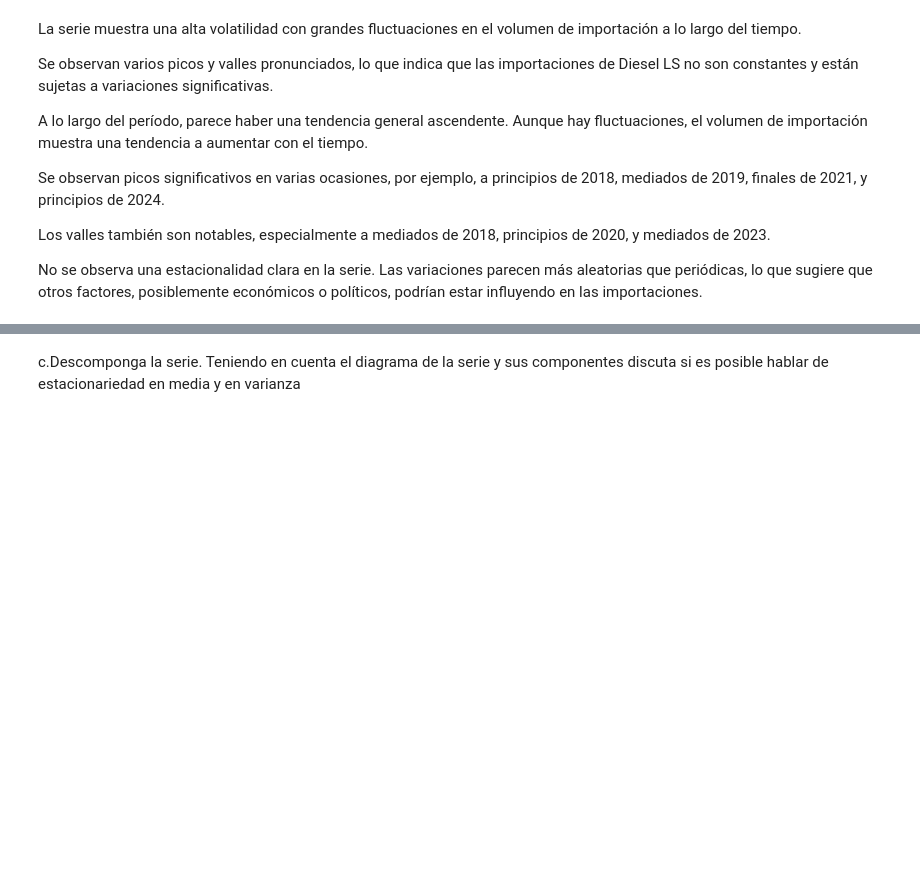
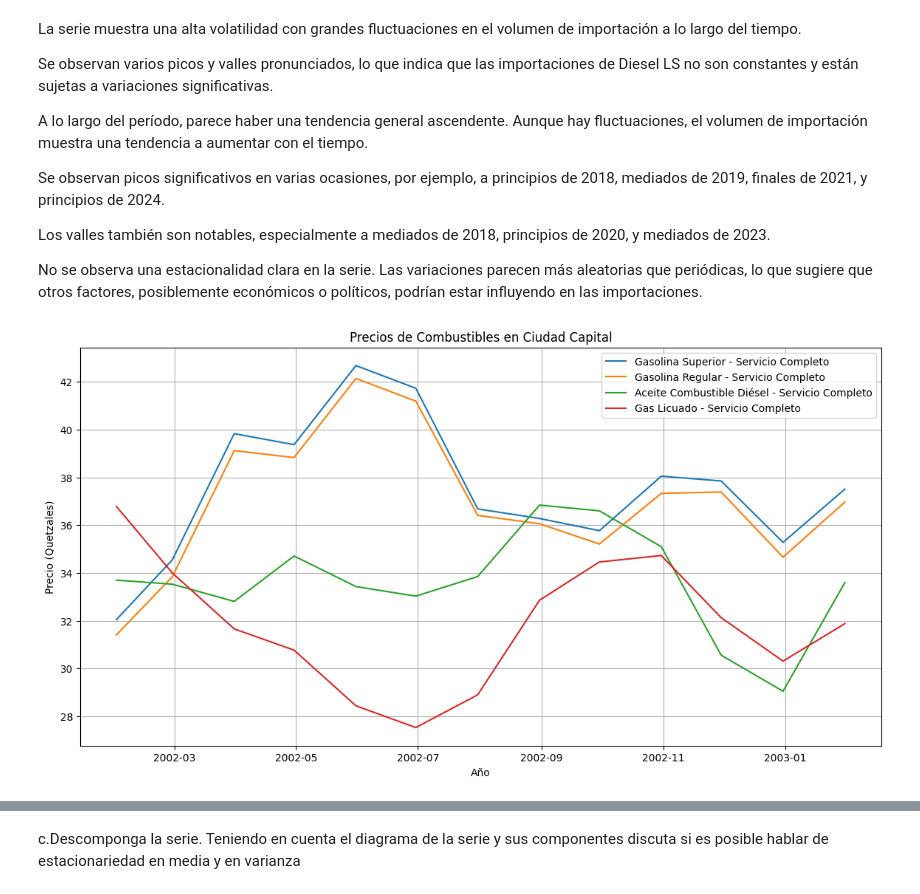
Before and after one commit to AGM54/DataSc, a Jupyter notebook: data.ipynb, the cells around one changed output, grey strips where cells are left out. Saved outputs shown, nothing was run; the diff lists cells and outputs as text; code cells hidden in the pictures; blank space fills up the shorter version.

```diff
--- a/data.ipynb
+++ b/data.ipynb
@@ -466,3 +470,56 @@ Se observan picos significativos en varias ocasiones, por ejemplo, a principios
 Los valles también son notables, especialmente a mediados de 2018, principios de 2020, y mediados de 2023.
 
 No se observa una estacionalidad clara en la serie. Las variaciones parecen más aleatorias que periódicas, lo que sugiere que otros factores, posiblemente económicos o políticos, podrían estar influyendo en las importaciones.
+# %%
+import pandas as pd
+import matplotlib.pyplot as plt
+
+file_path = 'precios.xlsx'
+xls = pd.ExcelFile(file_path)
+
+
+sheet1 = pd.read_excel(file_path, sheet_name='Hoja1')
+sheet2 = pd.read_excel(file_path, sheet_name='Hoja2')
+sheet3 = pd.read_excel(file_path, sheet_name='Hoja3')
+sheet4 = pd.read_excel(file_path, sheet_name='Hoja4')
+
+
+def prepare_data(df, fuel_name):
+    df_cleaned = df.drop([0], axis=0).reset_index(drop=True)
+    expected_columns = ["Mes/Año", "Aux1", "2002", "2003", "2004", "2005",
+                        "2006", "2007", "2008", "2009", "2010", "2011",
+                        "2012", "2013", "2014", "2015", "2016", "2017",
+                        "2018", "2019", "2020", "2021", "2022", "2023", "2024"]
+    current_columns = df_cleaned.columns.tolist()
+    if len(current_columns) > len(expected_columns):
+        df_cleaned = df_cleaned.iloc[:, :len(expected_columns)]
+    df_cleaned.columns = expected_columns[:len(df_cleaned.columns)]
+    df_cleaned = df_cleaned.drop(columns=["Aux1"])
+    df_cleaned["Mes/Año"] = pd.date_range(start='2002-01-01', periods=len(df_cleaned), freq='M')
+    df_cleaned = df_cleaned.set_index("Mes/Año")
+    df_cleaned = df_cleaned.apply(pd.to_numeric, errors='coerce')
+    df_cleaned['Fuel'] = fuel_name
+    return df_cleaned
+
+
+df_superior = prepare_data(sheet1, 'Gasolina Superior')
+df_regular = prepare_data(sheet2, 'Gasolina Regular')
+df_diesel = prepare_data(sheet3, 'Aceite Combustible Diésel')
+df_gas_licuado = prepare_data(sheet4, 'Gas Licuado')
+
+plt.figure(figsize=(14, 7))
+
+plt.plot(df_superior.index, df_superior["2023"], label='Gasolina Superior - Servicio Completo')
+plt.plot(df_regular.index, df_regular["2023"], label='Gasolina Regular - Servicio Completo')
+plt.plot(df_diesel.index, df_diesel["2023"], label='Aceite Combustible Diésel - Servicio Completo')
+plt.plot(df_gas_licuado.index, df_gas_licuado["2023"], label='Gas Licuado - Servicio Completo')
+
+plt.xlabel('Año')
+plt.ylabel('Precio (Quetzales)')
+plt.title('Precios de Combustibles en Ciudad Capital')
+plt.legend()
+plt.grid(True)
+
+plt.show()
+# %% [output]
+[figure, added]
```
Also changed, not shown: parts of 16 cells of this notebook.
